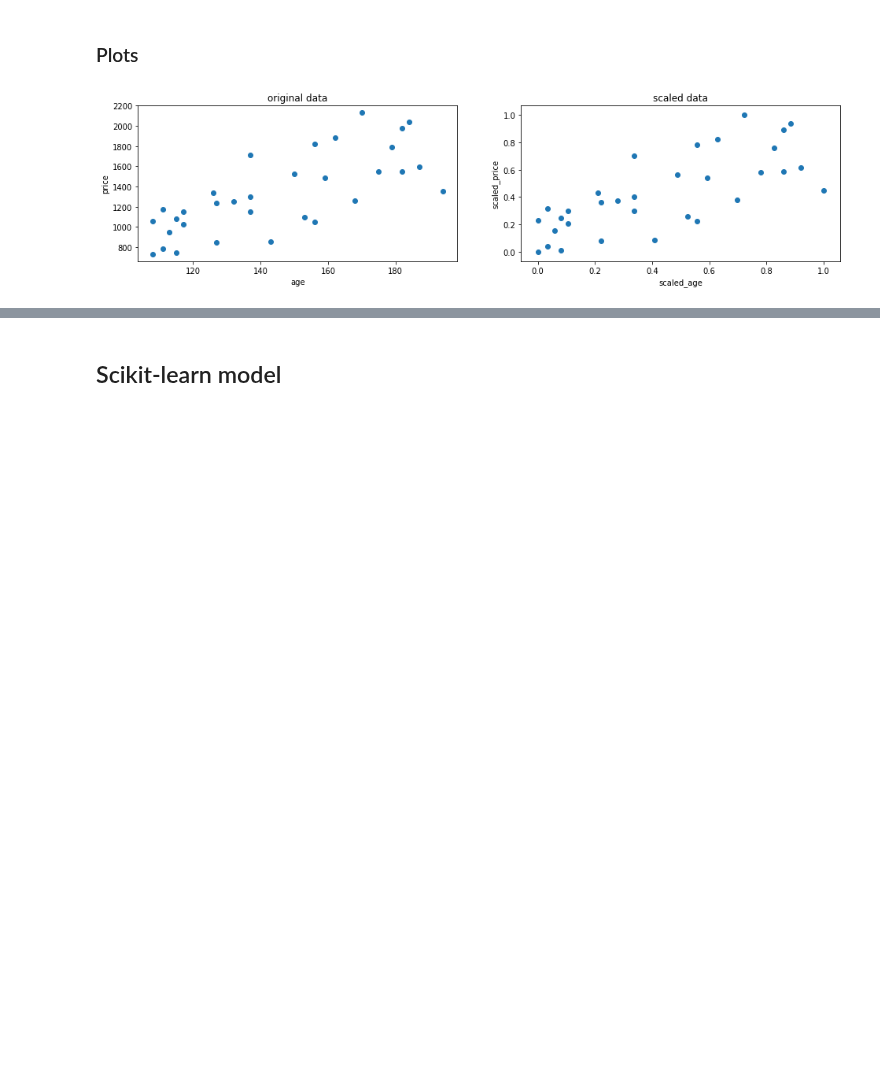
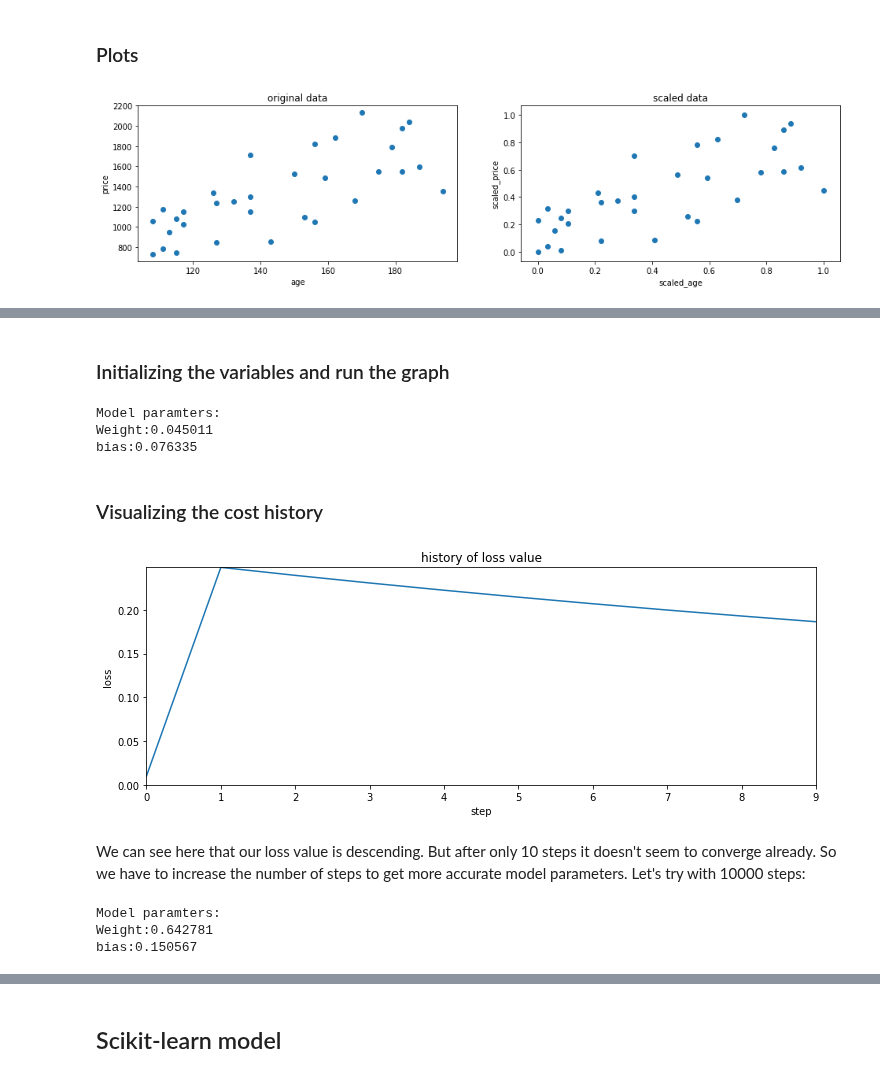
Before and after one commit to Codutie/tensorflow-tutorials, a Jupyter notebook: simple_linear_regression.ipynb, the cells around one changed output, grey strips where cells are left out. Cells and saved outputs as stored; diff of their text form; code cells hidden in the pictures; blank space fills up the shorter version.

Commit message:
added short theorie about gradient descent algo and changed structure of notebook

```diff
--- a/simple_linear_regression.ipynb
+++ b/simple_linear_regression.ipynb
@@ -83,0 +109,15 @@ plt.grid(False)
+# %%
+# Define Variables
+W = tf.Variable(tf.zeros([1]))
+b = tf.Variable(tf.zeros([1]))
+# Define our model
+linear_model = W * np.asarray(df.scaled_age) + b
+# Define our loss function
+loss = tf.reduce_mean(tf.square(linear_model - np.asarray(df.scaled_price)))
+learning_rate = 0.01
+optimizer = tf.train.GradientDescentOptimizer(learning_rate)
+train = optimizer.minimize(loss)
+# empy array to be feeded in our sess.run function in order to track learning rate
+loss_history = np.empty(shape = [1], dtype=float)
+# %% [markdown]
+### Initializing the variables and run the graph
@@ -83,0 +131,45 @@ plt.grid(False)
+# %%
+# training with 10 steps
+for step in range(10):
+    sess.run(train)
+    loss_history = np.append(loss_history, sess.run(loss))
+
+print("Model paramters:")
+print("Weight:%f" %sess.run(W))
+print("bias:%f" %sess.run(b))
+# %% [output]
+Model paramters:
+Weight:0.045011
+bias:0.076335
+# %% [markdown]
+### Visualizing the cost history
+# %%
+plt.figure(1, figsize=(12,4))
+plt.plot(range(len(loss_history)),loss_history)
+plt.axis([0 ,step, 0, np.max(loss_history)])
+plt.title('history of loss value')
+plt.xlabel('step')
+plt.ylabel('loss')
+plt.show()
+# %% [output]
+[figure, added]
+# %% [markdown]
+We can see here that our loss value is descending. But after only 10 steps it doesn't seem to converge already. So we have to increase the number of steps to get more accurate model parameters. Let's try with 10000 steps:
+# %%
+loss_history = np.empty(shape = [1], dtype=float)
+
+# initializing the variables
+sess.run(init)
+
+# training the line
+for step in range(10000):
+    sess.run(train)
+    loss_history = np.append(loss_history, sess.run(loss))
+
+print("Model paramters:")
+print("Weight:%f" %sess.run(W))
+print("bias:%f" %sess.run(b))
+# %% [output]
+Model paramters:
+Weight:0.642781
+bias:0.150567
```
Also changed, not shown: parts of 25 cells of this notebook.
